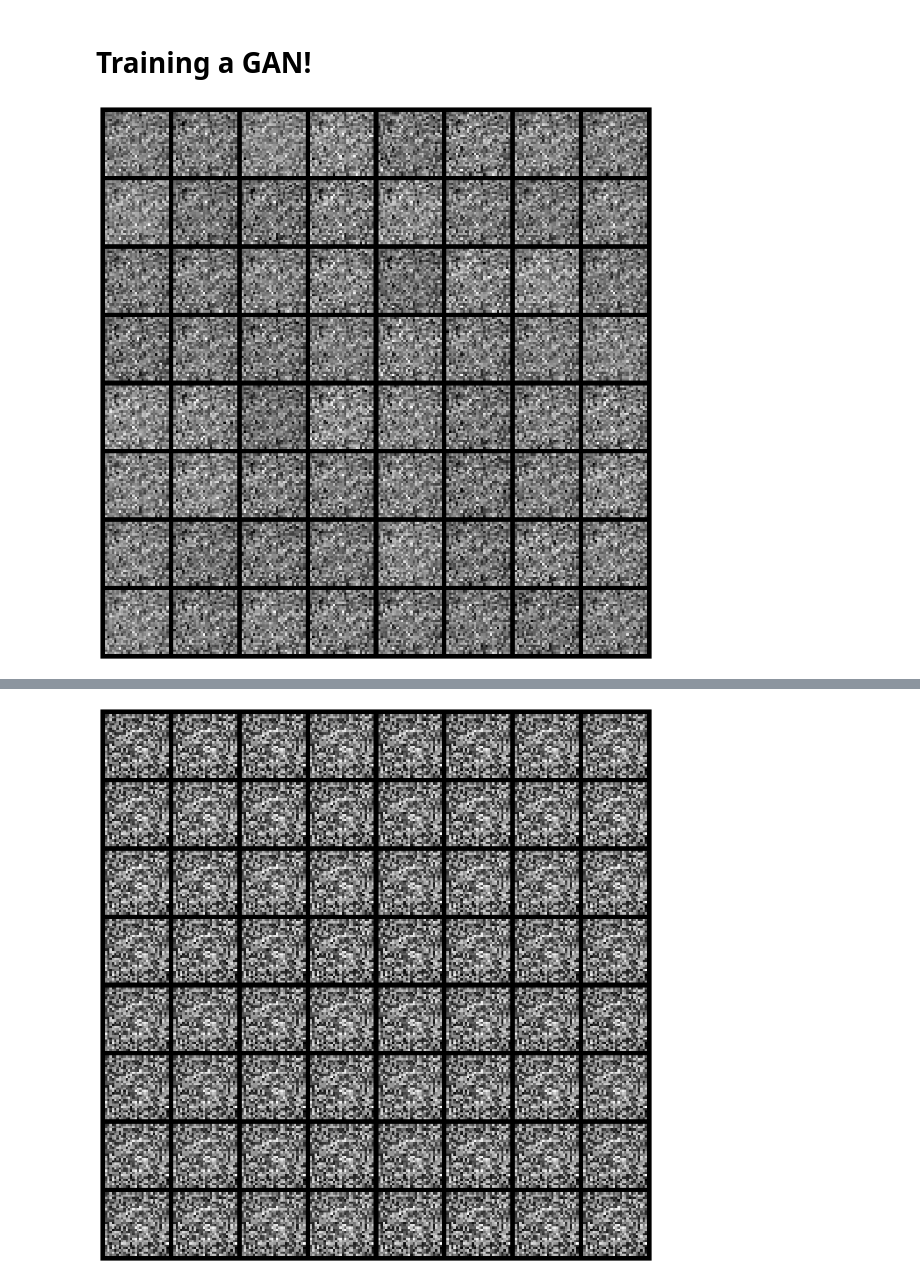
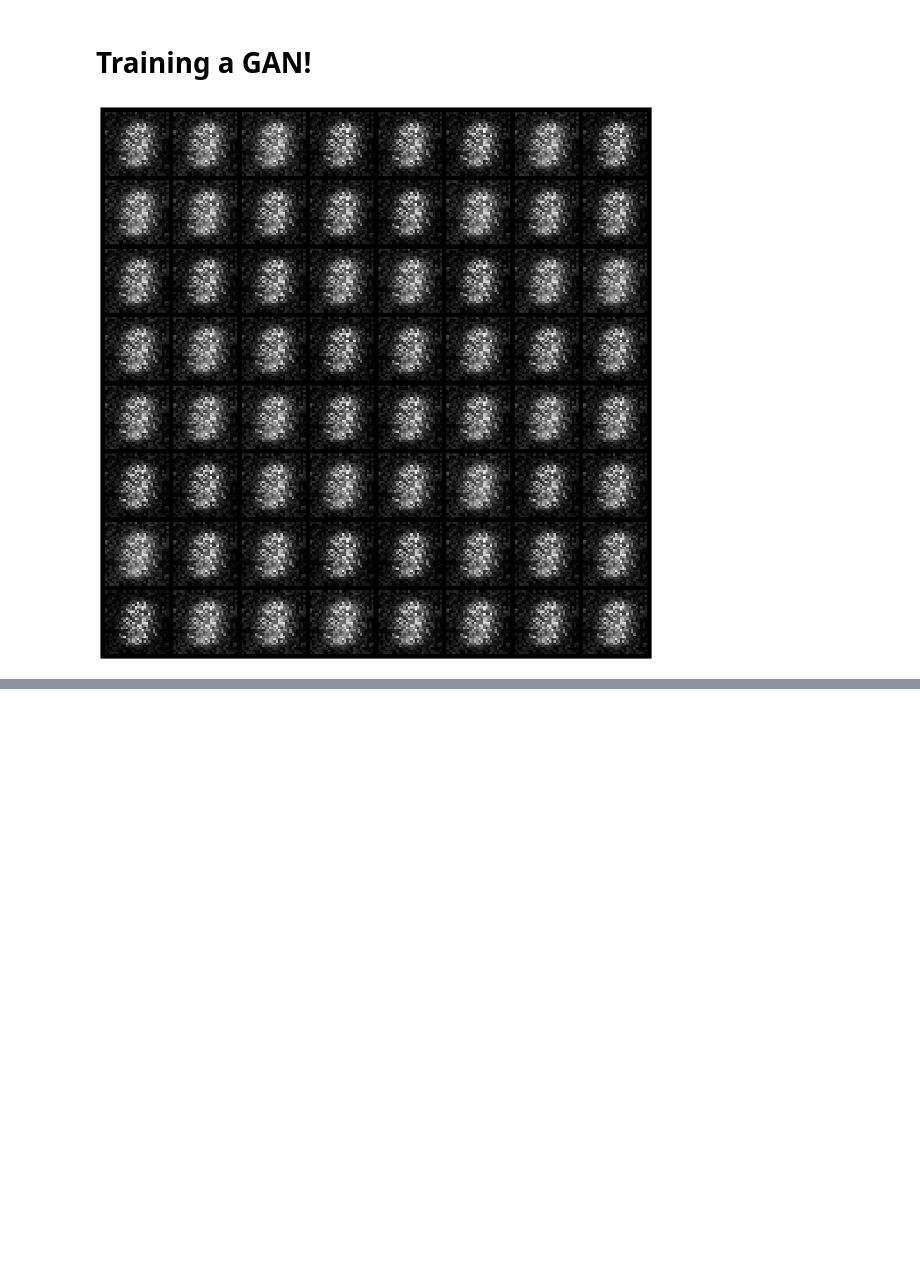
Before and after one commit to Victorious3/vanila-gan, a Jupyter notebook: Generative_Adversarial_Networks_PyTorch.ipynb, the cells around one changed output, grey strips where cells are left out. Cells and saved outputs as stored; diff of their text form; code cells hidden in the pictures; blank space fills up the shorter version.

```diff
--- a/Generative_Adversarial_Networks_PyTorch.ipynb
+++ b/Generative_Adversarial_Networks_PyTorch.ipynb
@@ -243,33 +243,33 @@ def vectors_to_images(vectors):
     return vectors.view(vectors.size(0), 1, 28, 28)
 
 for epoch in range(num_epochs):
     for n_batch, (real_batch,_) in enumerate(MNIST_loader):
 
         # Train Discriminator
         real_data = Variable(real_batch.view(real_batch.size(0), 784))
         if torch.cuda.is_available(): real_data = real_data.cuda()
         # Generate fake data
         fake_data = generator(sample_noise( real_data.size(0), num_batches)).detach()
         # Train D
         d_error, d_pred_real, d_pred_fake = train_discriminator(d_optimizer, real_data, fake_data)
 
         # Train Generator
         # Generate fake data
         fake_data = generator(sample_noise(real_batch.size(0), num_batches))
         # Train G
         g_error = train_generator(g_optimizer, fake_data)
         # Log error
         logger.log(d_error, g_error, epoch, n_batch, num_batches)
 
-        if (n_batch) % 100 == 0:
+        if (n_batch) % 1024 == 0:
             test_images = vectors_to_images(generator(sample_noise(num_batches, 64)))
             test_images = test_images.data
             logger.log_images(test_images, num_test_samples,epoch, n_batch, num_batches);
             # Display status Logs
             logger.display_status(epoch, num_epochs, n_batch, num_batches,d_error, g_error, d_pred_real, d_pred_fake)
 
         # Model Checkpoints
         logger.save_models(generator, discriminator, epoch)
 # %% [output]
-[figure, old version]
+[figure, new version]
 Epoch: [0/300], Batch Num: [0/64]
@@ -278 +277,0 @@ D(x): 0.5193, D(G(z)): 0.5119
-[figure, removed]
```
Also changed, not shown: parts of 1 cell of this notebook.
